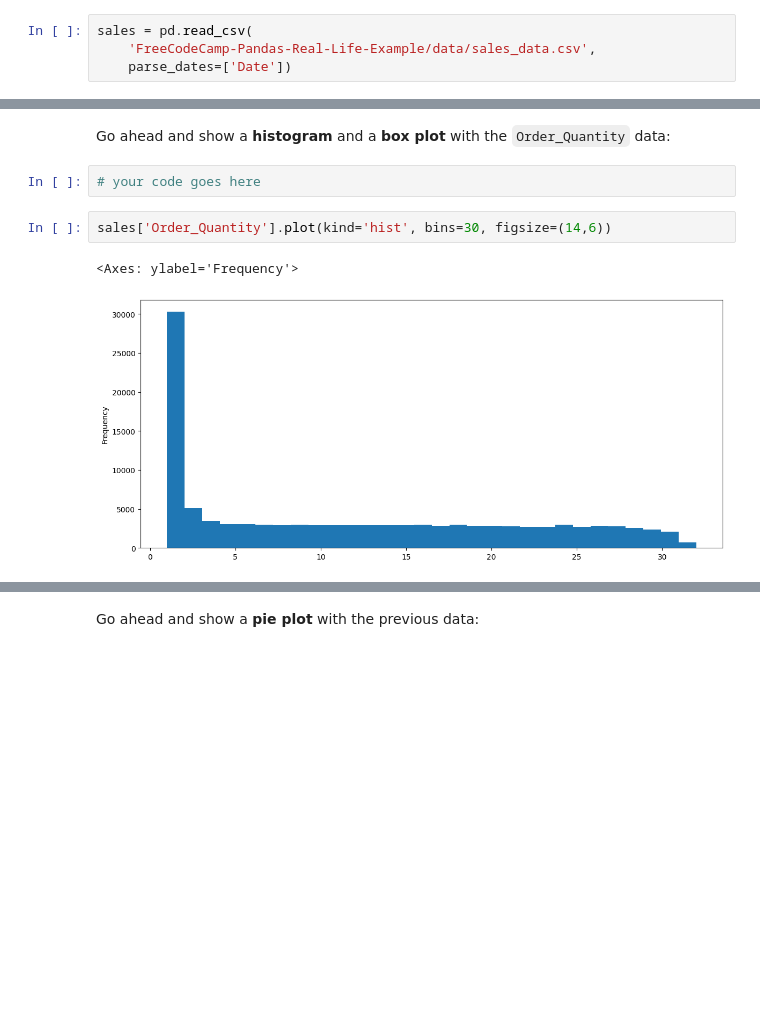
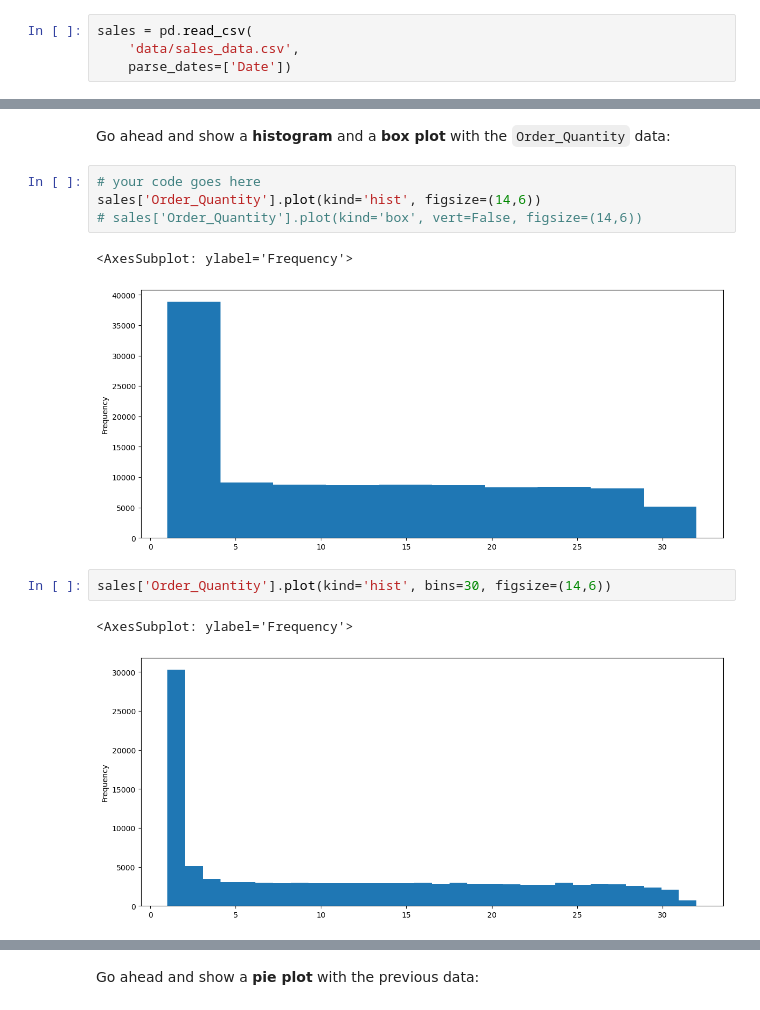
Before and after one commit to Rafalc13/python-data-analysis, a Jupyter notebook: Exercises_1.ipynb, the cells around one changed output, grey strips where cells are left out. Cells and saved outputs as stored; diff of their text form; blank space fills up the shorter version.

```diff
--- a/Exercises_1.ipynb
+++ b/Exercises_1.ipynb
@@ -32,6 +20,6 @@ Resolving deltas: 100% (4/4), done.
 # %%
 sales = pd.read_csv(
-    'FreeCodeCamp-Pandas-Real-Life-Example/data/sales_data.csv',
+    'data/sales_data.csv',
     parse_dates=['Date'])
 # %%
 sales.head()
@@ -84,12 +89,17 @@ sales['Order_Quantity'].mean()
 11.901659648253654
 # %% [markdown]
 Go ahead and show a <b>histogram</b> and a <b>box plot</b> with the `Order_Quantity` data:
-# %%
-# your code goes here
+# %%
+# your code goes here
+sales['Order_Quantity'].plot(kind='hist', figsize=(14,6))
+# sales['Order_Quantity'].plot(kind='box', vert=False, figsize=(14,6))
+# %% [output]
+<AxesSubplot: ylabel='Frequency'>
+[figure, added]
 # %%
 sales['Order_Quantity'].plot(kind='hist', bins=30, figsize=(14,6))
 # %% [output]
-<Axes: ylabel='Frequency'>
+<AxesSubplot: ylabel='Frequency'>
-[figure, old version]
+[figure, new version]
 # %%
 sales['Order_Quantity'].plot(kind='box', vert=False, figsize=(14,6))
```
Also changed, not shown: parts of 80 cells of this notebook.
